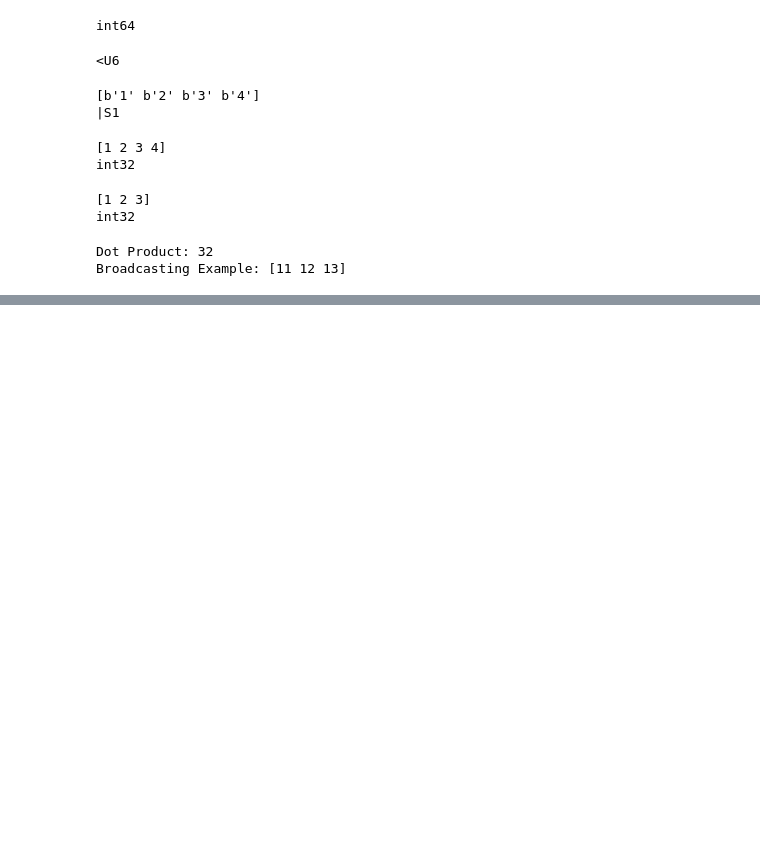
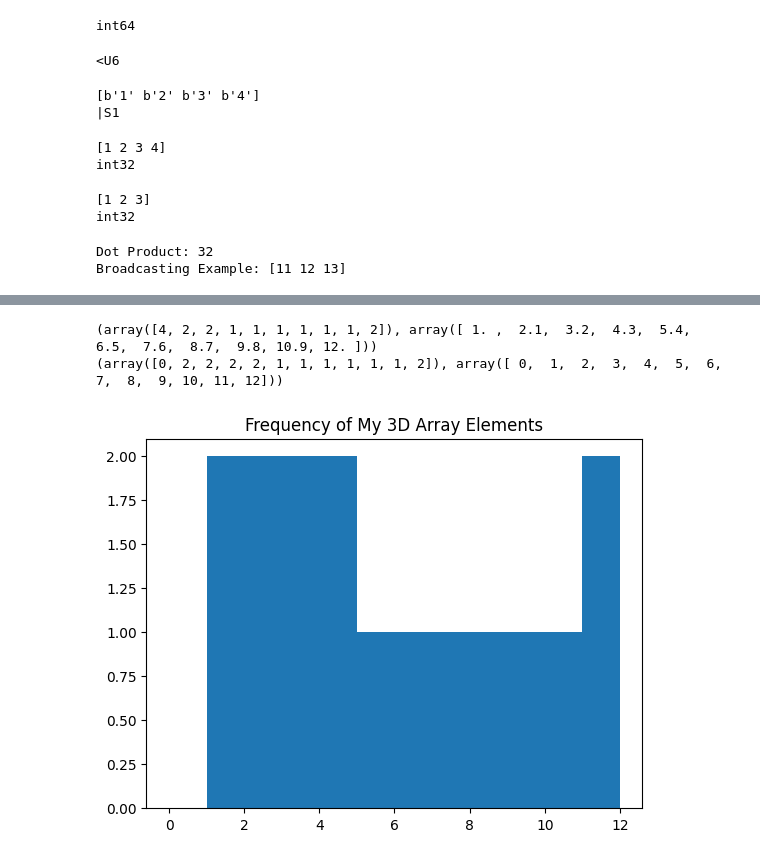
Before and after one commit to shravsravan/the_100_day, a Jupyter notebook: NumpyBasics.ipynb, the cells around one changed output, grey strips where cells are left out. Drawn from its saved outputs; the diff is of its cells as text; code cells hidden in the pictures; blank space fills up the shorter version.

```diff
--- a/NumpyBasics.ipynb
+++ b/NumpyBasics.ipynb
@@ -139,0 +241,21 @@ Broadcasting Example: [11 12 13]
+# %%
+my_3d_array = np.array([[[1,2,3,4], [5,6,7,8]], [[1,2,3,4], [9,10,11,12]]], dtype=np.int64)
+
+# Pass the array to `np.histogram()`
+print(np.histogram(my_3d_array))
+
+# Specify the number of bins
+print(np.histogram(my_3d_array, bins=range(0,13)))
+# %% [output]
+(array([4, 2, 2, 1, 1, 1, 1, 1, 1, 2]), array([ 1. ,  2.1,  3.2,  4.3,  5.4,  6.5,  7.6,  8.7,  9.8, 10.9, 12. ]))
+(array([0, 2, 2, 2, 2, 1, 1, 1, 1, 1, 1, 2]), array([ 0,  1,  2,  3,  4,  5,  6,  7,  8,  9, 10, 11, 12]))
+# %%
+plt.hist(my_3d_array.ravel(), bins=range(0,13))
+
+# Add a title to the plot
+plt.title('Frequency of My 3D Array Elements')
+
+# Show the plot
+plt.show()
+# %% [output]
+[figure, added]
```
Also changed, not shown: parts of 8 cells of this notebook, 2 other files.
